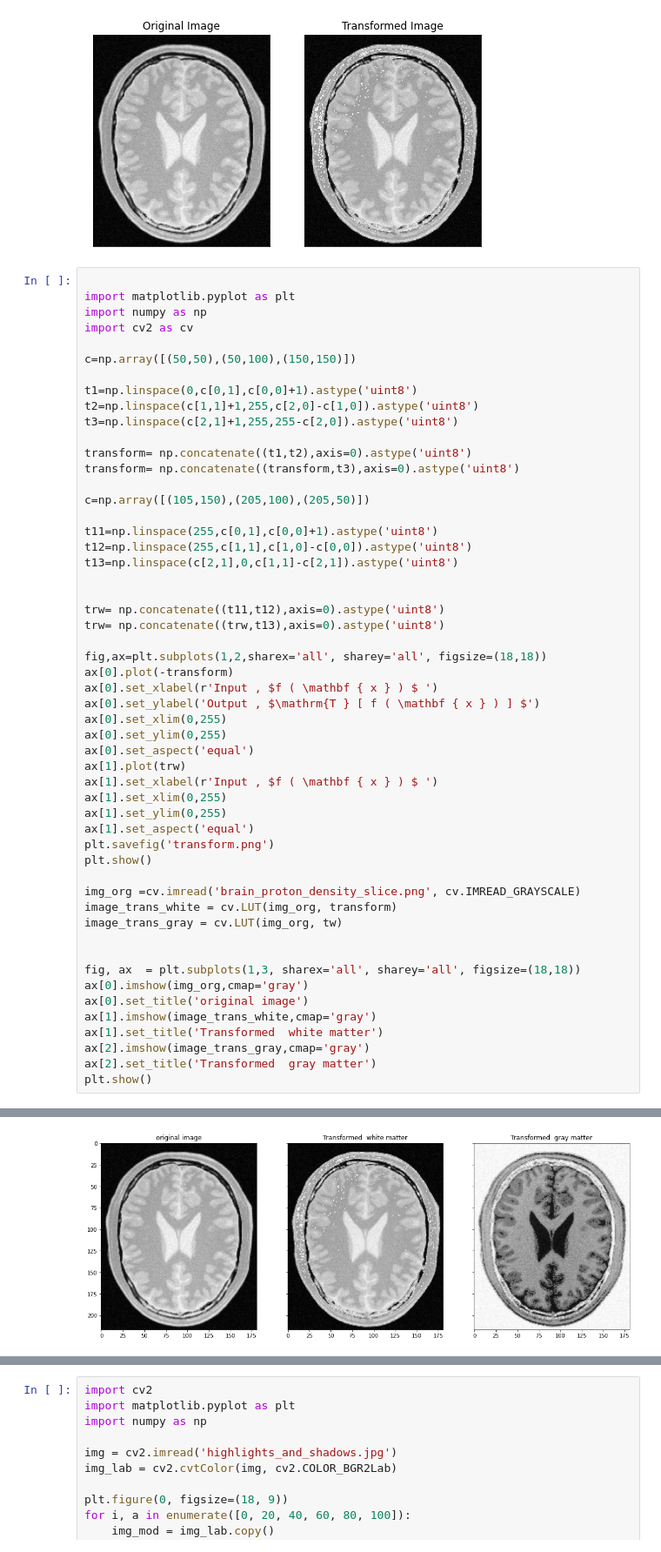
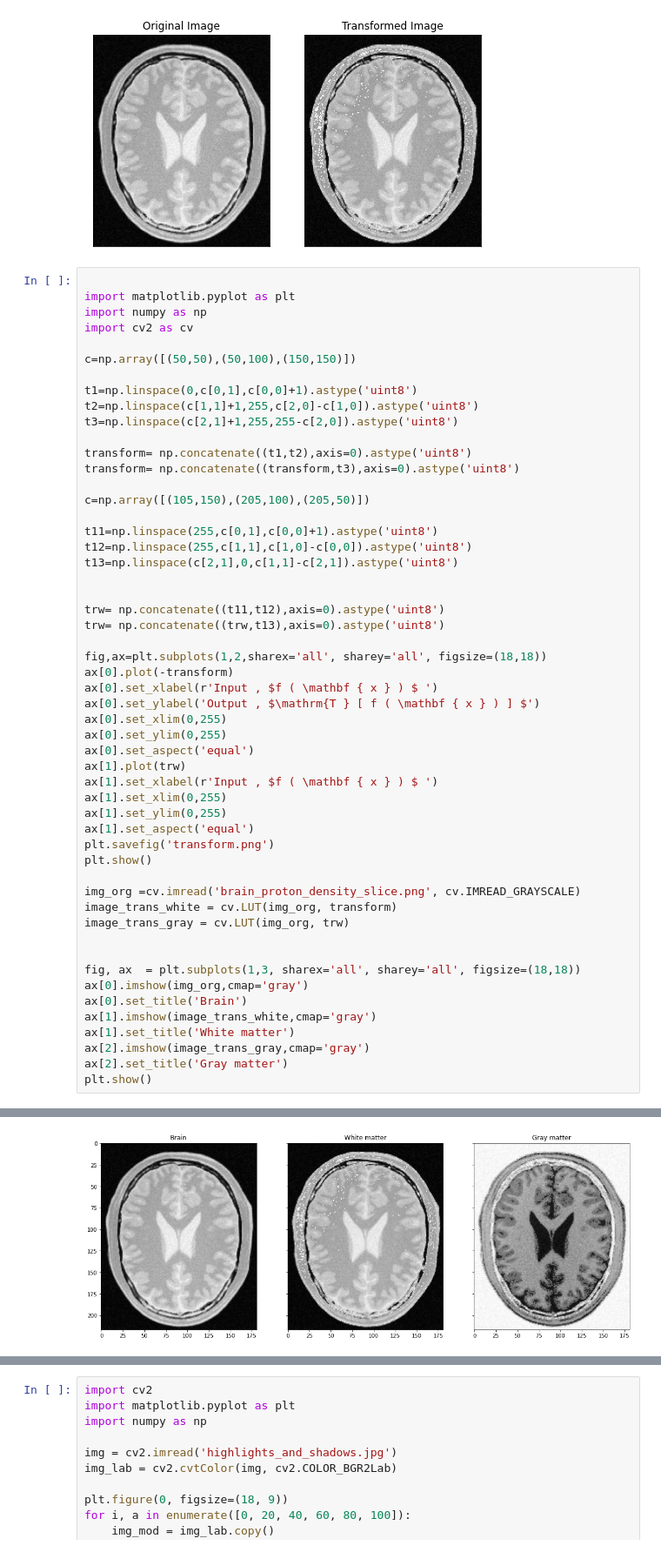
Before and after one commit to Gajaan08/FUNDAMENTALS-OF-IMAGE-PROCESSING, a Jupyter notebook: Assignment1/Assignment01_190185D.ipynb, the cells around one changed output, grey strips where cells are left out. Shown at 87% size. Saved outputs shown, nothing was run; the diff lists cells and outputs as text.

```diff
--- a/Assignment1/Assignment01_190185D.ipynb
+++ b/Assignment1/Assignment01_190185D.ipynb
@@ -94,35 +94,35 @@ t13=np.linspace(c[2,1],0,c[1,1]-c[2,1]).astype('uint8')
 
 trw= np.concatenate((t11,t12),axis=0).astype('uint8')
 trw= np.concatenate((trw,t13),axis=0).astype('uint8')
 
 fig,ax=plt.subplots(1,2,sharex='all', sharey='all', figsize=(18,18))
 ax[0].plot(-transform)
 ax[0].set_xlabel(r'Input , $f ( \mathbf { x } ) $ ')
 ax[0].set_ylabel('Output , $\mathrm{T } [ f ( \mathbf { x } ) ] $')
 ax[0].set_xlim(0,255)
 ax[0].set_ylim(0,255)
 ax[0].set_aspect('equal')
 ax[1].plot(trw)
 ax[1].set_xlabel(r'Input , $f ( \mathbf { x } ) $ ')
 ax[1].set_xlim(0,255)
 ax[1].set_ylim(0,255)
 ax[1].set_aspect('equal')
 plt.savefig('transform.png')
 plt.show()
 
 img_org =cv.imread('brain_proton_density_slice.png', cv.IMREAD_GRAYSCALE)
 image_trans_white = cv.LUT(img_org, transform)
-image_trans_gray = cv.LUT(img_org, tw)
+image_trans_gray = cv.LUT(img_org, trw)
 
 
 fig, ax  = plt.subplots(1,3, sharex='all', sharey='all', figsize=(18,18))
 ax[0].imshow(img_org,cmap='gray')
-ax[0].set_title('original image')
+ax[0].set_title('Brain')
 ax[1].imshow(image_trans_white,cmap='gray')
-ax[1].set_title('Transformed  white matter')
+ax[1].set_title('White matter')
 ax[2].imshow(image_trans_gray,cmap='gray')
-ax[2].set_title('Transformed  gray matter')
+ax[2].set_title('Gray matter')
 plt.show()
 # %% [output]
 [figure]
-[figure, old version]
+[figure, new version]
```
Also changed, not shown: parts of 1 cell of this notebook, 1 other file.
